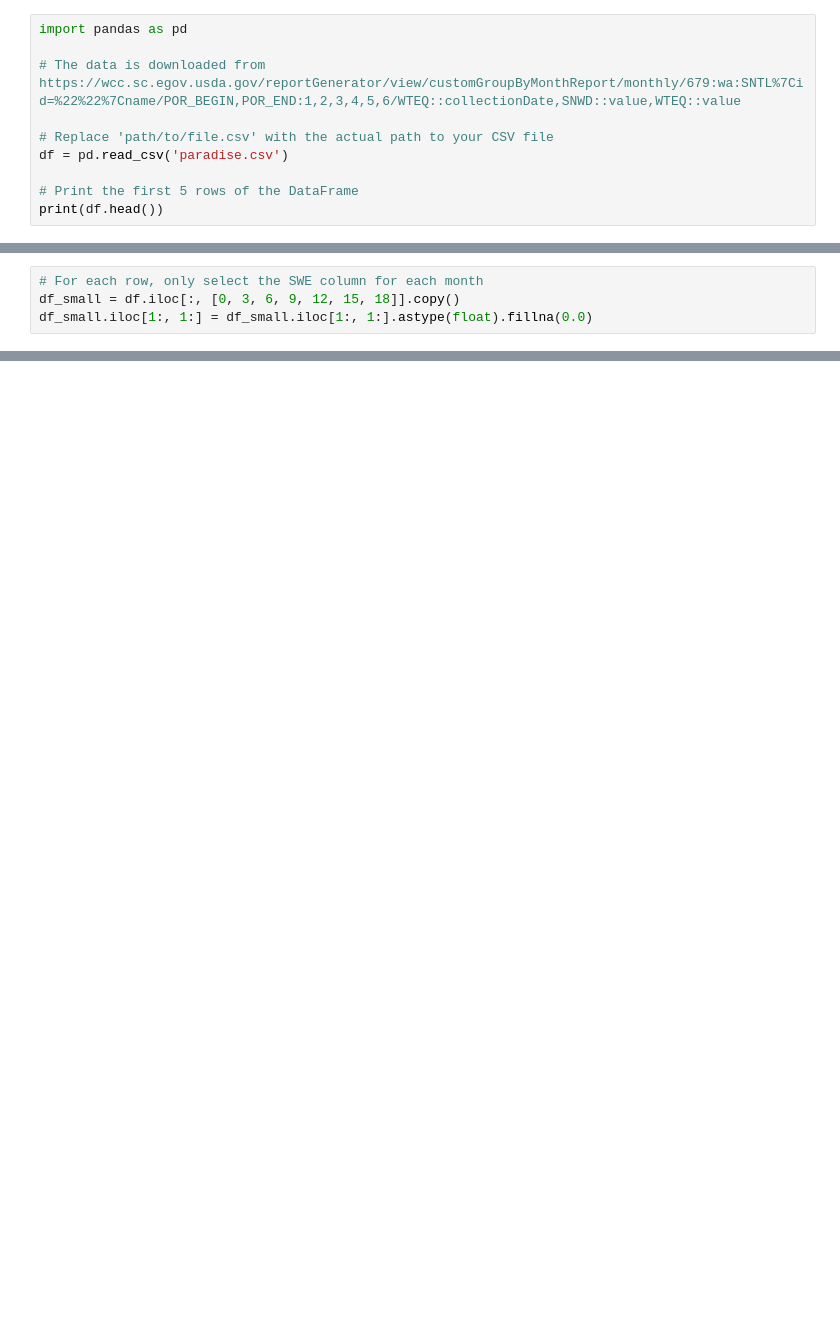
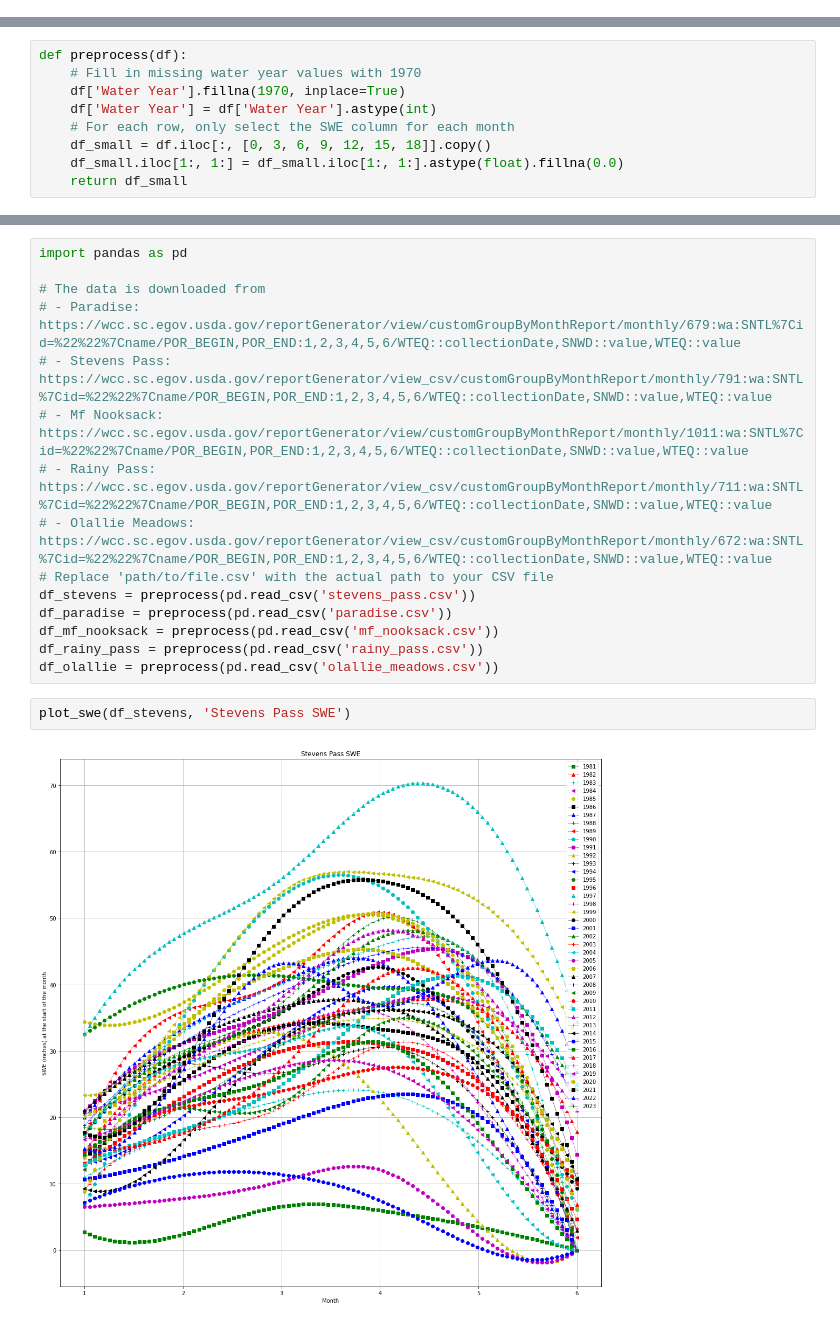
Before and after one commit to yijiy/SnoTelAnalysis, a Jupyter notebook: analyze.ipynb, the cells around one changed output, grey strips where cells are left out. Saved outputs shown, nothing was run; the diff lists cells and outputs as text; blank space fills up the shorter version.

```diff
--- a/analyze.ipynb
+++ b/analyze.ipynb
@@ -1,10 +0,0 @@
-# %%
-import pandas as pd
-
-# The data is downloaded from https://wcc.sc.egov.usda.gov/reportGenerator/view/customGroupByMonthReport/monthly/679:wa:SNTL%7Cid=%22%22%7Cname/POR_BEGIN,POR_END:1,2,3,4,5,6/WTEQ::collectionDate,SNWD::value,WTEQ::value
-
-# Replace 'path/to/file.csv' with the actual path to your CSV file
-df = pd.read_csv('paradise.csv')
-
-# Print the first 5 rows of the DataFrame
-print(df.head())
@@ -63,4 +3,9 @@ Name: Water Year, dtype: int32
 # %%
-# For each row, only select the SWE column for each month
-df_small = df.iloc[:, [0, 3, 6, 9, 12, 15, 18]].copy()
-df_small.iloc[1:, 1:] = df_small.iloc[1:, 1:].astype(float).fillna(0.0)
+def preprocess(df):
+    # Fill in missing water year values with 1970
+    df['Water Year'].fillna(1970, inplace=True)
+    df['Water Year'] = df['Water Year'].astype(int)
+    # For each row, only select the SWE column for each month
+    df_small = df.iloc[:, [0, 3, 6, 9, 12, 15, 18]].copy()
+    df_small.iloc[1:, 1:] = df_small.iloc[1:, 1:].astype(float).fillna(0.0)
+    return df_small
@@ -109,0 +44,19 @@ plt.show()
+# %%
+import pandas as pd
+
+# The data is downloaded from
+# - Paradise: https://wcc.sc.egov.usda.gov/reportGenerator/view/customGroupByMonthReport/monthly/679:wa:SNTL%7Cid=%22%22%7Cname/POR_BEGIN,POR_END:1,2,3,4,5,6/WTEQ::collectionDate,SNWD::value,WTEQ::value
+# - Stevens Pass: https://wcc.sc.egov.usda.gov/reportGenerator/view_csv/customGroupByMonthReport/monthly/791:wa:SNTL%7Cid=%22%22%7Cname/POR_BEGIN,POR_END:1,2,3,4,5,6/WTEQ::collectionDate,SNWD::value,WTEQ::value
+# - Mf Nooksack: https://wcc.sc.egov.usda.gov/reportGenerator/view/customGroupByMonthReport/monthly/1011:wa:SNTL%7Cid=%22%22%7Cname/POR_BEGIN,POR_END:1,2,3,4,5,6/WTEQ::collectionDate,SNWD::value,WTEQ::value
+# - Rainy Pass: https://wcc.sc.egov.usda.gov/reportGenerator/view_csv/customGroupByMonthReport/monthly/711:wa:SNTL%7Cid=%22%22%7Cname/POR_BEGIN,POR_END:1,2,3,4,5,6/WTEQ::collectionDate,SNWD::value,WTEQ::value
+# - Olallie Meadows: https://wcc.sc.egov.usda.gov/reportGenerator/view_csv/customGroupByMonthReport/monthly/672:wa:SNTL%7Cid=%22%22%7Cname/POR_BEGIN,POR_END:1,2,3,4,5,6/WTEQ::collectionDate,SNWD::value,WTEQ::value
+# Replace 'path/to/file.csv' with the actual path to your CSV file
+df_stevens = preprocess(pd.read_csv('stevens_pass.csv'))
+df_paradise = preprocess(pd.read_csv('paradise.csv'))
+df_mf_nooksack = preprocess(pd.read_csv('mf_nooksack.csv'))
+df_rainy_pass = preprocess(pd.read_csv('rainy_pass.csv'))
+df_olallie = preprocess(pd.read_csv('olallie_meadows.csv'))
+# %%
+plot_swe(df_stevens, 'Stevens Pass SWE')
+# %% [output]
+[figure, added]
```
Also changed, not shown: parts of 8 cells of this notebook, 6 other files.
